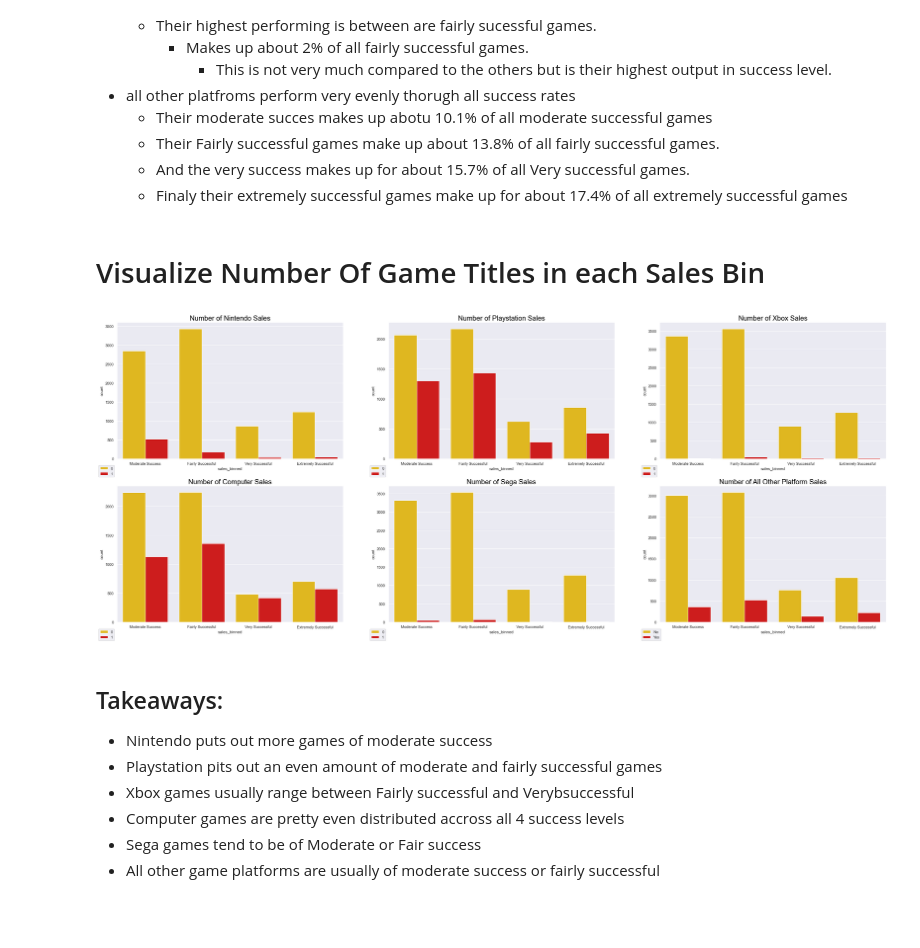
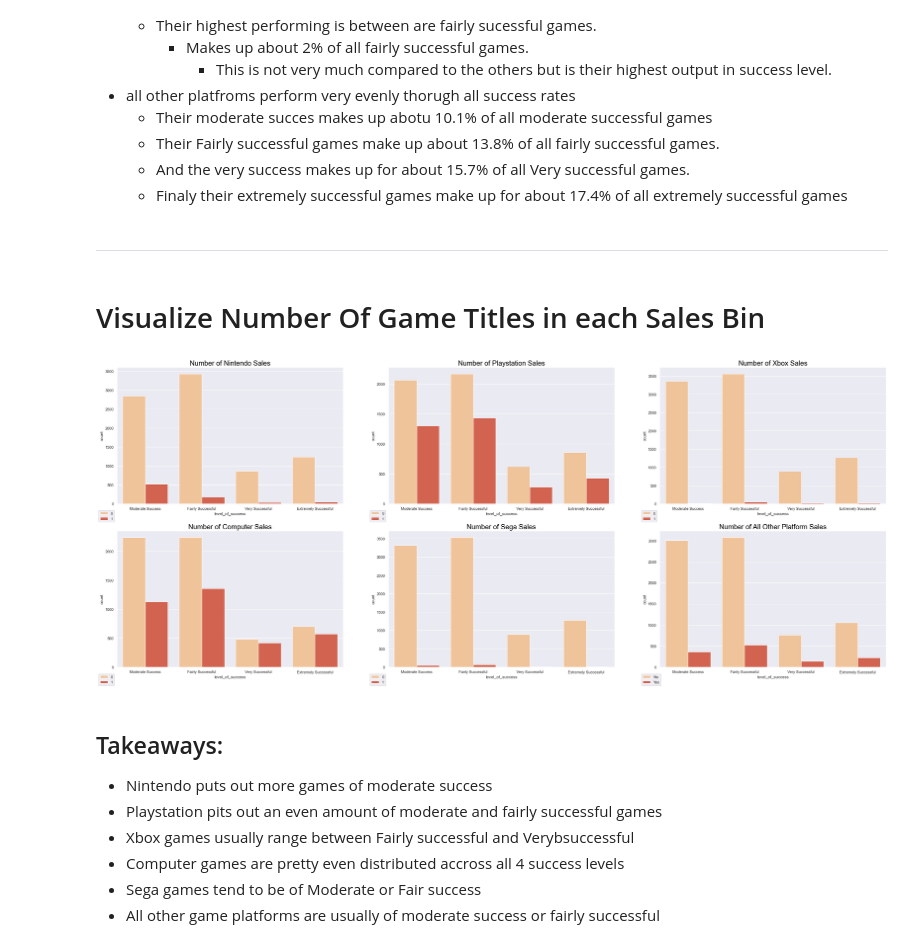
Before and after one commit to CaitlynCarney/video_game_sales, a Jupyter notebook: Workbooks/exploration.ipynb, the cells around one changed output. Drawn from its saved outputs; the diff is of its cells as text; code cells hidden in the pictures; blank space fills up the shorter version.

```diff
--- a/Workbooks/exploration.ipynb
+++ b/Workbooks/exploration.ipynb
@@ -117,0 +130,19 @@ Name: sales_binned, dtype: int64
+# %%
+plt.subplots(2, 2, figsize=(40,16), sharey=True)
+sns.set(style="darkgrid")
+
+plt.subplot(2,2,1)
+plt.title("Moderate Successful Games Through the Years", size=20, color='black')
+sns.barplot(y='Moderate_Success', x ='years_binned', data = train, palette='hot')
+
+plt.subplot(2,2,2)
+plt.title("Fairly Successful Games Through the Years", size=20, color='black')
+sns.barplot(y='Fairly_Successful', x ='years_binned', data = train, palette='hot')
+
+plt.subplot(2,2,3)
+plt.title("Very Successful Games Through the Years", size=20, color='black')
+sns.barplot(y='Very_Successful', x ='years_binned', data = train, palette='hot')
+
+plt.subplot(2,2,4)
+plt.title("Extremely Successful Games Through the Years", size=20, color='black')
+sns.barplot(y='Extremely_Successful', x ='years_binned', data = train, palette='hot')
@@ -181,6 +241,8 @@ sns.barplot(y='Other', x='sales_binned', data=train,
     - Their Fairly successful games make up about 13.8% of all fairly successful games.
     - And the very success makes up for about 15.7% of all Very successful games.
     - Finaly their extremely successful games make up for about 17.4% of all extremely successful games
+# %% [markdown]
+___
 # %% [markdown]
 # Visualize Number Of Game Titles in each Sales Bin
 # %%
@@ -189,46 +251,46 @@ sns.set(style="darkgrid")
 
 plt.subplot(2,3,1)
 plt.title("Number of Nintendo Sales", size=20, color='black')
-sns.countplot(x='sales_binned', hue='Nintendo', data=train,
-               palette='hot_r')
+sns.countplot(x='level_of_success', hue='Nintendo', data=train,
+               palette='OrRd')
 plt.legend(bbox_to_anchor=(-0.09, -0.15), loc='lower left')
 
 plt.subplot(2,3,2)
 plt.title("Number of Playstation Sales", size=20, color='black')
-sns.countplot(x='sales_binned', hue='Playstation', data=train,
-               palette='hot_r')
+sns.countplot(x='level_of_success', hue='Playstation', data=train,
+               palette='OrRd')
 plt.legend(bbox_to_anchor=(-0.09, -0.15), loc='lower left')
 
 plt.subplot(2,3,3)
 plt.title("Number of Xbox Sales", size=20, color='black')
-sns.countplot(x='sales_binned', hue='Xbox', data=train,
-               palette='hot_r')
+sns.countplot(x='level_of_success', hue='Xbox', data=train,
+               palette='OrRd')
 plt.legend(bbox_to_anchor=(-0.09, -0.15), loc='lower left')
 
 plt.subplot(2,3,4)
 plt.title("Number of Computer Sales", size=20, color='black')
-sns.countplot(x='sales_binned', hue='Computer', data=train,
-               palette='hot_r')
+sns.countplot(x='level_of_success', hue='Computer', data=train,
+               palette='OrRd')
 plt.legend(bbox_to_anchor=(-0.09, -0.15), loc='lower left')
 
 plt.subplot(2,3,5)
 plt.title("Number of Sega Sales", size=20, color='black')
-sns.countplot(x='sales_binned', hue='Sega', data=train,
-               palette='hot_r')
+sns.countplot(x='level_of_success', hue='Sega', data=train,
+               palette='OrRd')
 plt.legend(bbox_to_anchor=(-0.09, -0.15), loc='lower left')
 
 plt.subplot(2,3,6)
 plt.title("Number of All Other Platform Sales", size=20, color='black')
-sns.countplot(x='sales_binned', hue='Other', data=train,
-               palette='hot_r')
+sns.countplot(x='level_of_success', hue='Other', data=train,
+               palette='OrRd')
 
 
 leg = plt.legend(bbox_to_anchor=(-0.09, -0.15), loc='lower left')
 labs = leg.texts
 labs[0].set_text("No")
 labs[1].set_text("Yes")
 # %% [output]
-[figure, old version]
+[figure, new version]
 # %% [markdown]
 ## Takeaways:
 - Nintendo puts out more games of moderate success
```
Also changed, not shown: parts of 33 cells of this notebook.
